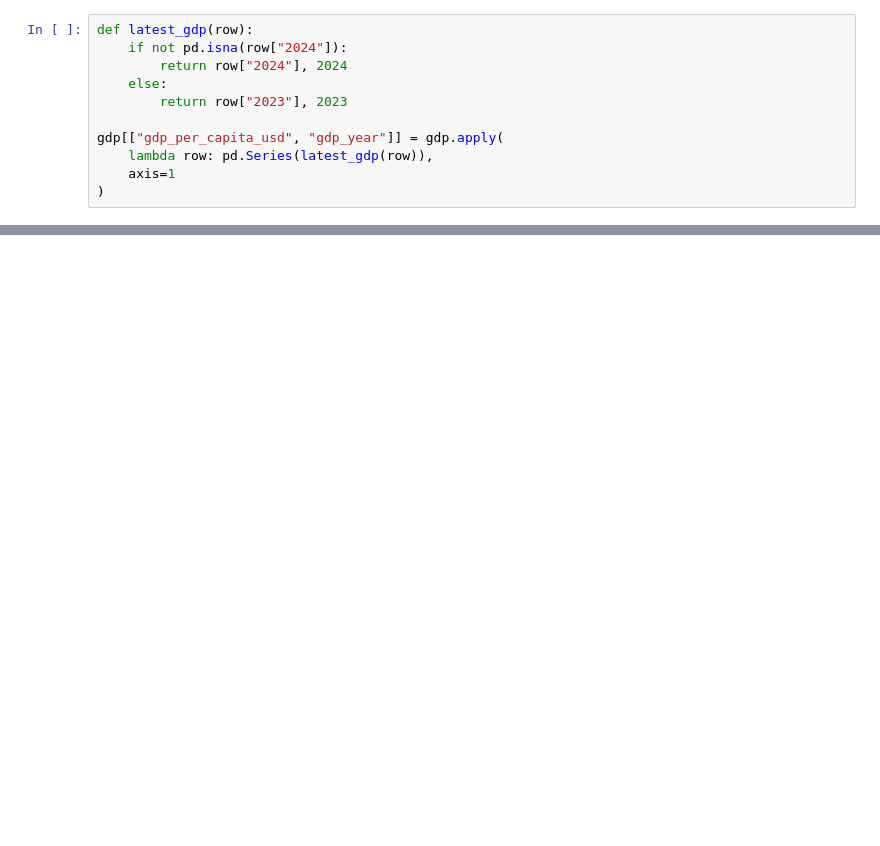
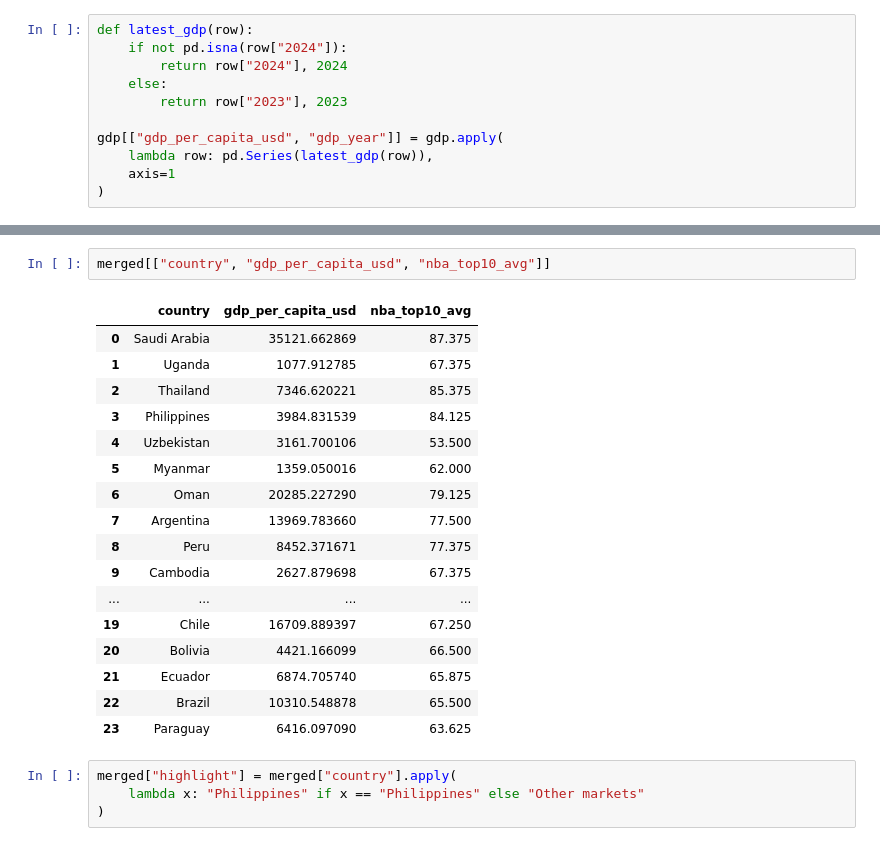
Before and after one commit to chrislowzhengxi/nba-analysis, a Jupyter notebook: analysis.ipynb, the cells around one changed output, grey strips where cells are left out. Cells and saved outputs as stored; diff of their text form; blank space fills up the shorter version.

```diff
--- a/analysis.ipynb
+++ b/analysis.ipynb
@@ -349,0 +303,24 @@ KeyboardInterrupt:
+# %%
+merged[["country", "gdp_per_capita_usd", "nba_top10_avg"]]
+# %% [output]
+|  | country | gdp_per_capita_usd | nba_top10_avg |
+| 0 | Saudi Arabia | 35121.662869 | 87.375 |
+| 1 | Uganda | 1077.912785 | 67.375 |
+| 2 | Thailand | 7346.620221 | 85.375 |
+| 3 | Philippines | 3984.831539 | 84.125 |
+| 4 | Uzbekistan | 3161.700106 | 53.500 |
+| 5 | Myanmar | 1359.050016 | 62.000 |
+| 6 | Oman | 20285.227290 | 79.125 |
+| 7 | Argentina | 13969.783660 | 77.500 |
+| 8 | Peru | 8452.371671 | 77.375 |
+| 9 | Cambodia | 2627.879698 | 67.375 |
+| ... | ... | ... | ... |
+| 19 | Chile | 16709.889397 | 67.250 |
+| 20 | Bolivia | 4421.166099 | 66.500 |
+| 21 | Ecuador | 6874.705740 | 65.875 |
+| 22 | Brazil | 10310.548878 | 65.500 |
+| 23 | Paraguay | 6416.097090 | 63.625 |
+# %%
+merged["highlight"] = merged["country"].apply(
+    lambda x: "Philippines" if x == "Philippines" else "Other markets"
+)
```
Also changed, not shown: parts of 19 cells of this notebook.
